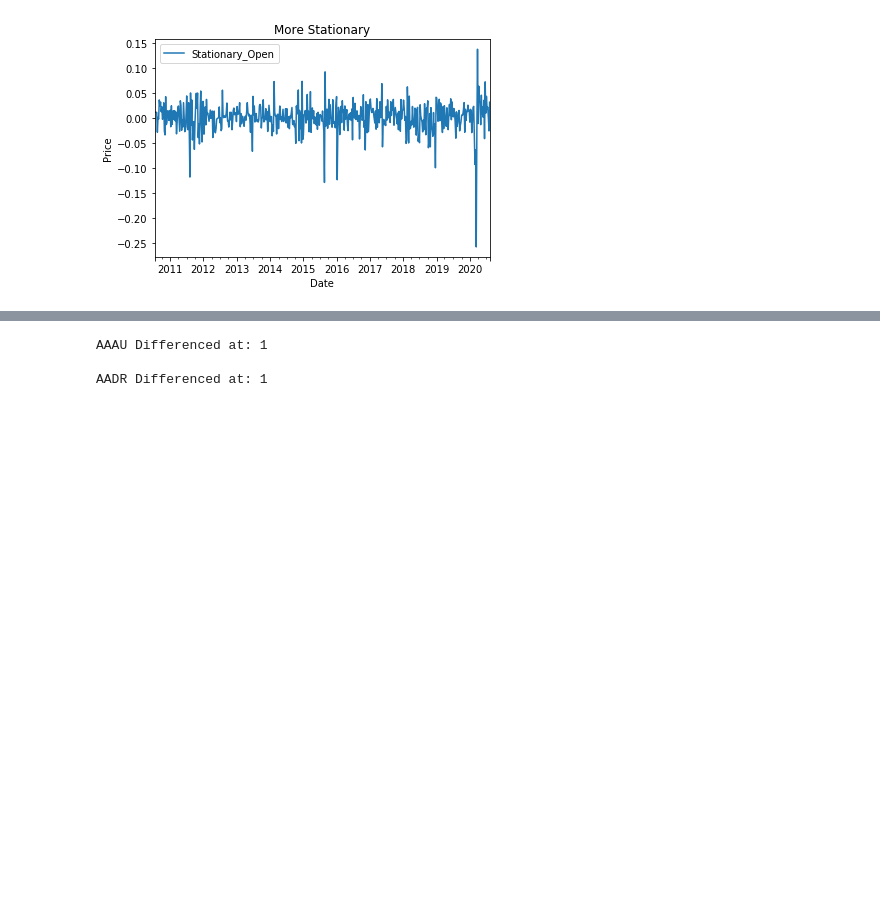
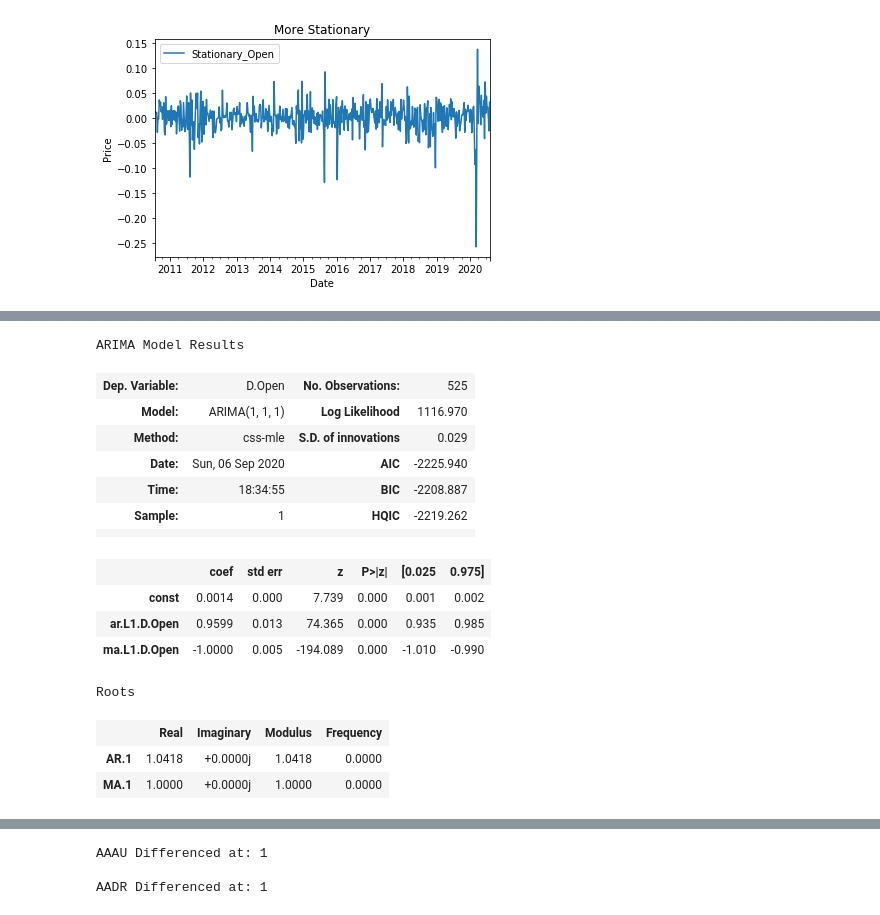
Before and after one commit to rmei97/ETF_scraper, a Jupyter notebook: modeling.ipynb, the cells around one changed output, grey strips where cells are left out. Saved outputs shown, nothing was run; the diff lists cells and outputs as text; code cells hidden in the pictures; blank space fills up the shorter version.

Commit message:
modeling process for one etf

```diff
--- a/modeling.ipynb
+++ b/modeling.ipynb
@@ -102,0 +107,20 @@ print()
+# %%
+model = ARIMA(np.log(data['Open']), order = (1,1,1)).fit()
+model.summary()
+# %% [output]
+ARIMA Model Results
+| Dep. Variable: | D.Open | No. Observations: | 525 |
+| Model: | ARIMA(1, 1, 1) | Log Likelihood | 1116.970 |
+| Method: | css-mle | S.D. of innovations | 0.029 |
+| Date: | Sun, 06 Sep 2020 | AIC | -2225.940 |
+| Time: | 18:34:55 | BIC | -2208.887 |
+| Sample: | 1 | HQIC | -2219.262 |
+|  |  |  |  |
+|  | coef | std err | z | P>|z| | [0.025 | 0.975] |
+| const | 0.0014 | 0.000 | 7.739 | 0.000 | 0.001 | 0.002 |
+| ar.L1.D.Open | 0.9599 | 0.013 | 74.365 | 0.000 | 0.935 | 0.985 |
+| ma.L1.D.Open | -1.0000 | 0.005 | -194.089 | 0.000 | -1.010 | -0.990 |
+Roots
+|  | Real | Imaginary | Modulus | Frequency |
+| AR.1 | 1.0418 | +0.0000j | 1.0418 | 0.0000 |
+| MA.1 | 1.0000 | +0.0000j | 1.0000 | 0.0000 |
```
Also changed, not shown: parts of 7 cells of this notebook.
